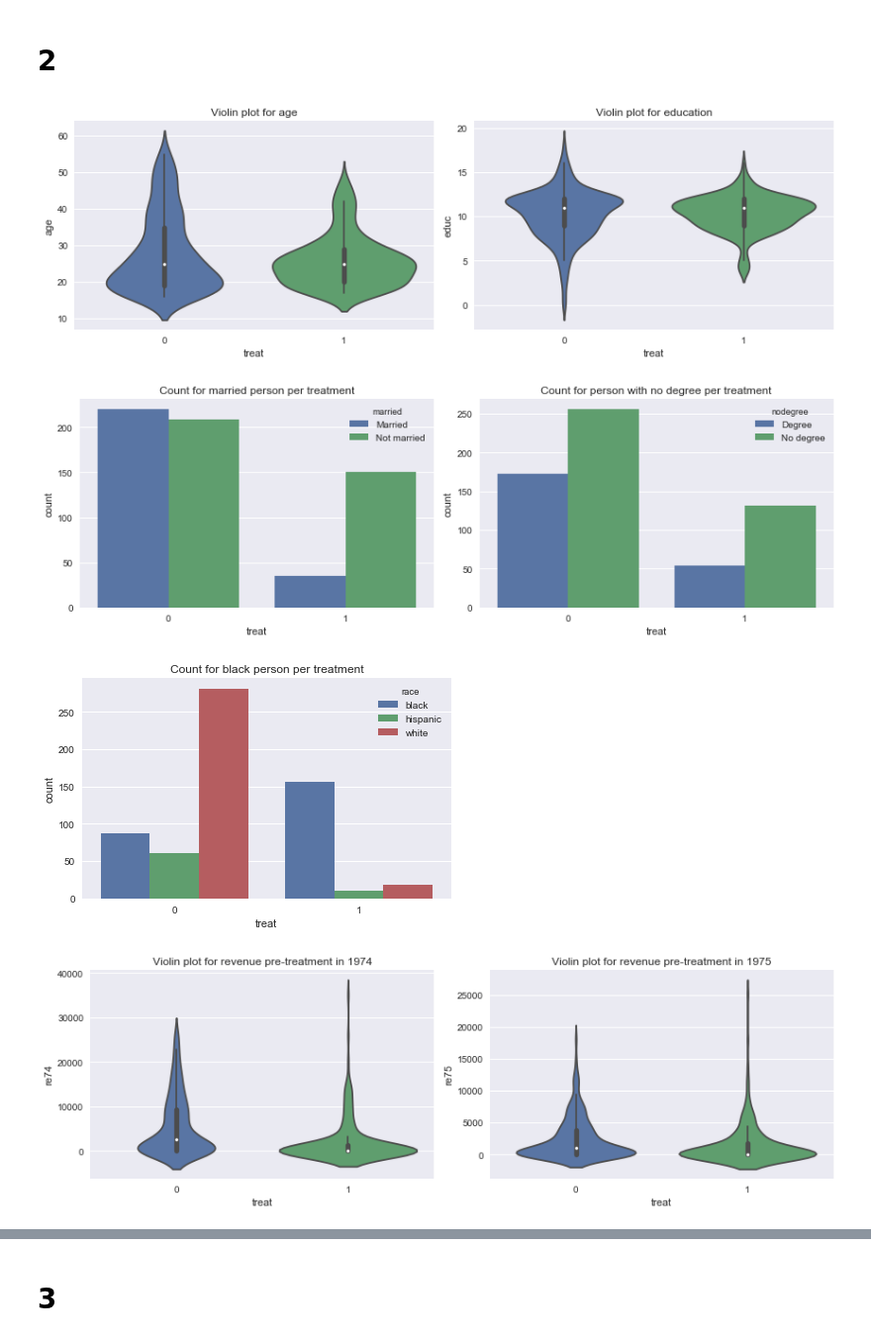
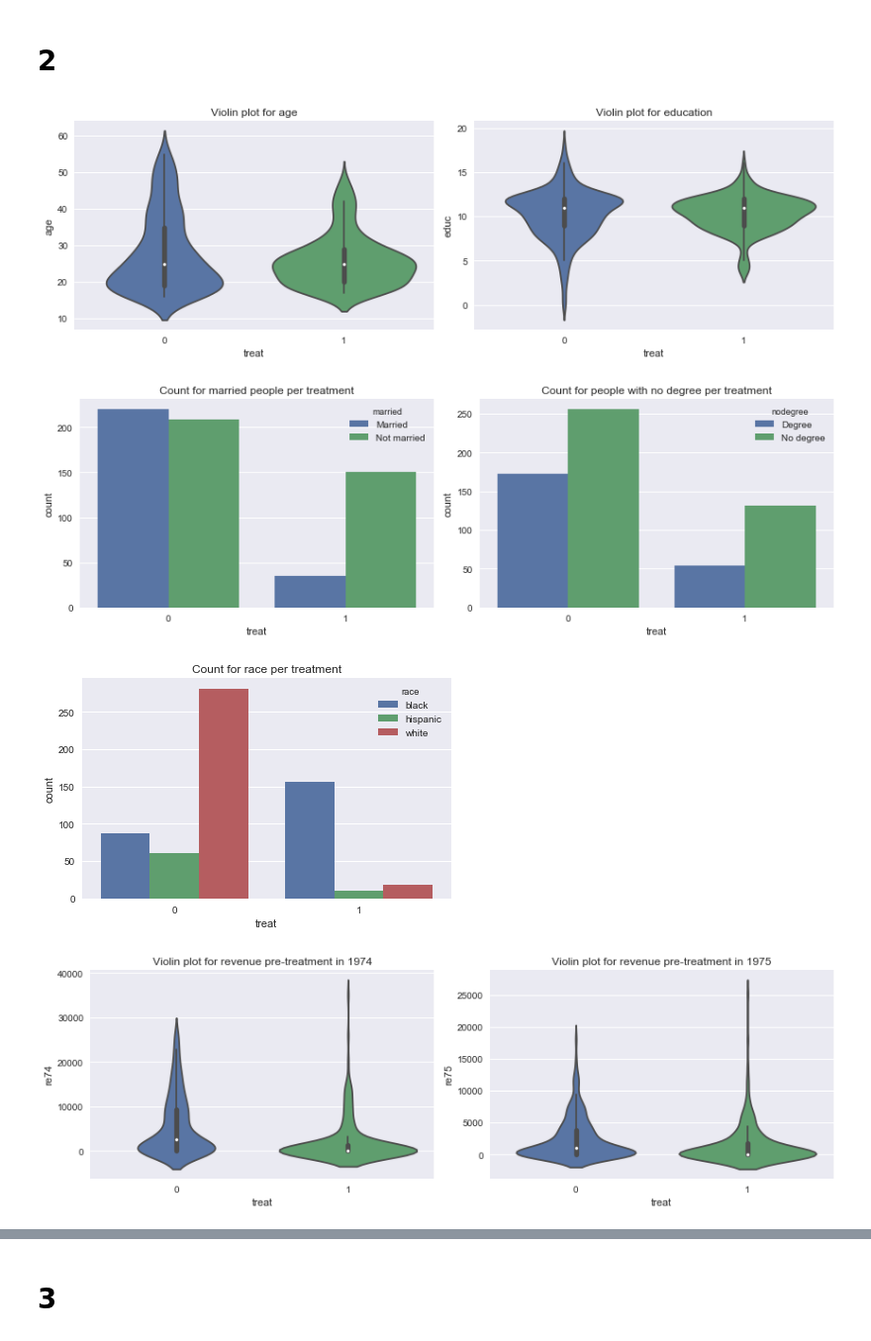
Before and after one commit to raphaelBarman/ADA-dh, a Jupyter notebook: 04 - Applied ML/Homework 4.ipynb, the cells around one changed output, grey strips where cells are left out. Shown at 99% size. Cells and saved outputs as stored; diff of their text form; code cells hidden in the pictures.

```diff
--- a/04 - Applied ML/Homework 4.ipynb
+++ b/04 - Applied ML/Homework 4.ipynb
@@ -132,34 +142,37 @@ Mean similar, quantile a bit lower, max much lower
 # %% [markdown]
 # 2
 # %%
-fig, axes = plt.subplots(1,2,figsize=(12,4))
+def plot_observed_covariates(df):
+    fig, axes = plt.subplots(1,2,figsize=(12,4))
 
-axes[0].set_title("Violin plot for age")
-sns.violinplot(x='treat', y='age', data=df, ax=axes[0])
-axes[1].set_title("Violin plot for education")
-sns.violinplot(x='treat', y='educ', data=df, ax=axes[1])
-plt.tight_layout()
+    axes[0].set_title("Violin plot for age")
+    sns.violinplot(x='treat', y='age', data=df, ax=axes[0])
+    axes[1].set_title("Violin plot for education")
+    sns.violinplot(x='treat', y='educ', data=df, ax=axes[1])
+    plt.tight_layout()
 
-fig, axes = plt.subplots(1,2,figsize=(12,4))
-axes[0].set_title("Count for married person per treatment")
-sns.countplot(x='treat',hue='married', data=df, ax=axes[0])
-axes[1].set_title("Count for person with no degree per treatment")
-sns.countplot(x='treat',hue='nodegree', data=df, ax=axes[1])
-plt.tight_layout()
+    fig, axes = plt.subplots(1,2,figsize=(12,4))
+    axes[0].set_title("Count for married people per treatment")
+    sns.countplot(x='treat',hue='married', data=df, ax=axes[0])
+    axes[1].set_title("Count for people with no degree per treatment")
+    sns.countplot(x='treat',hue='nodegree', data=df, ax=axes[1])
+    plt.tight_layout()
 
-fig, axes = plt.subplots(1,1,figsize=(6,4))
-axes.set_title("Count for black person per treatment")
-sns.countplot(x='treat',hue='race', data=df, ax=axes)
-plt.tight_layout()
+    fig, axes = plt.subplots(1,1,figsize=(6,4))
+    axes.set_title("Count for race per treatment")
+    sns.countplot(x='treat',hue='race', data=df, ax=axes)
+    plt.tight_layout()
 
-fig, axes = plt.subplots(1,2,figsize=(12,4))
-axes[0].set_title("Violin plot for revenue pre-treatment in 1974")
-sns.violinplot(x='treat', y='re74', data=df, ax=axes[0])
-axes[1].set_title("Violin plot for revenue pre-treatment in 1975")
-sns.violinplot(x='treat', y='re75', data=df, ax=axes[1])
-plt.tight_layout();
+    fig, axes = plt.subplots(1,2,figsize=(12,4))
+    axes[0].set_title("Violin plot for revenue pre-treatment in 1974")
+    sns.violinplot(x='treat', y='re74', data=df, ax=axes[0])
+    axes[1].set_title("Violin plot for revenue pre-treatment in 1975")
+    sns.violinplot(x='treat', y='re75', data=df, ax=axes[1])
+    plt.tight_layout();
+
+plot_observed_covariates(df)
 # %% [output]
 [figure]
 [figure]
-[figure, old version]
+[figure, new version]
 [figure]
```
Also changed, not shown: parts of 54 cells of this notebook.
